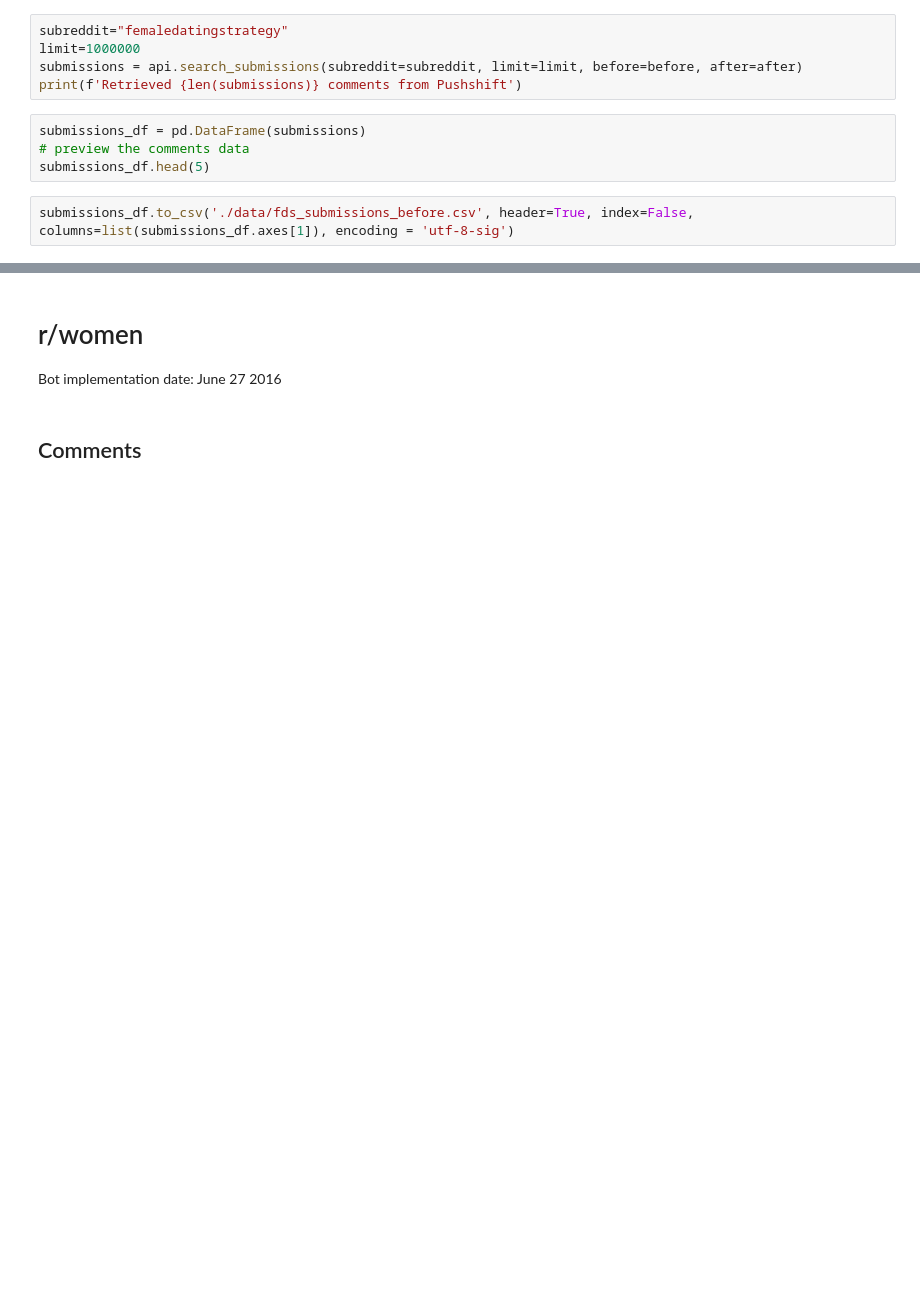
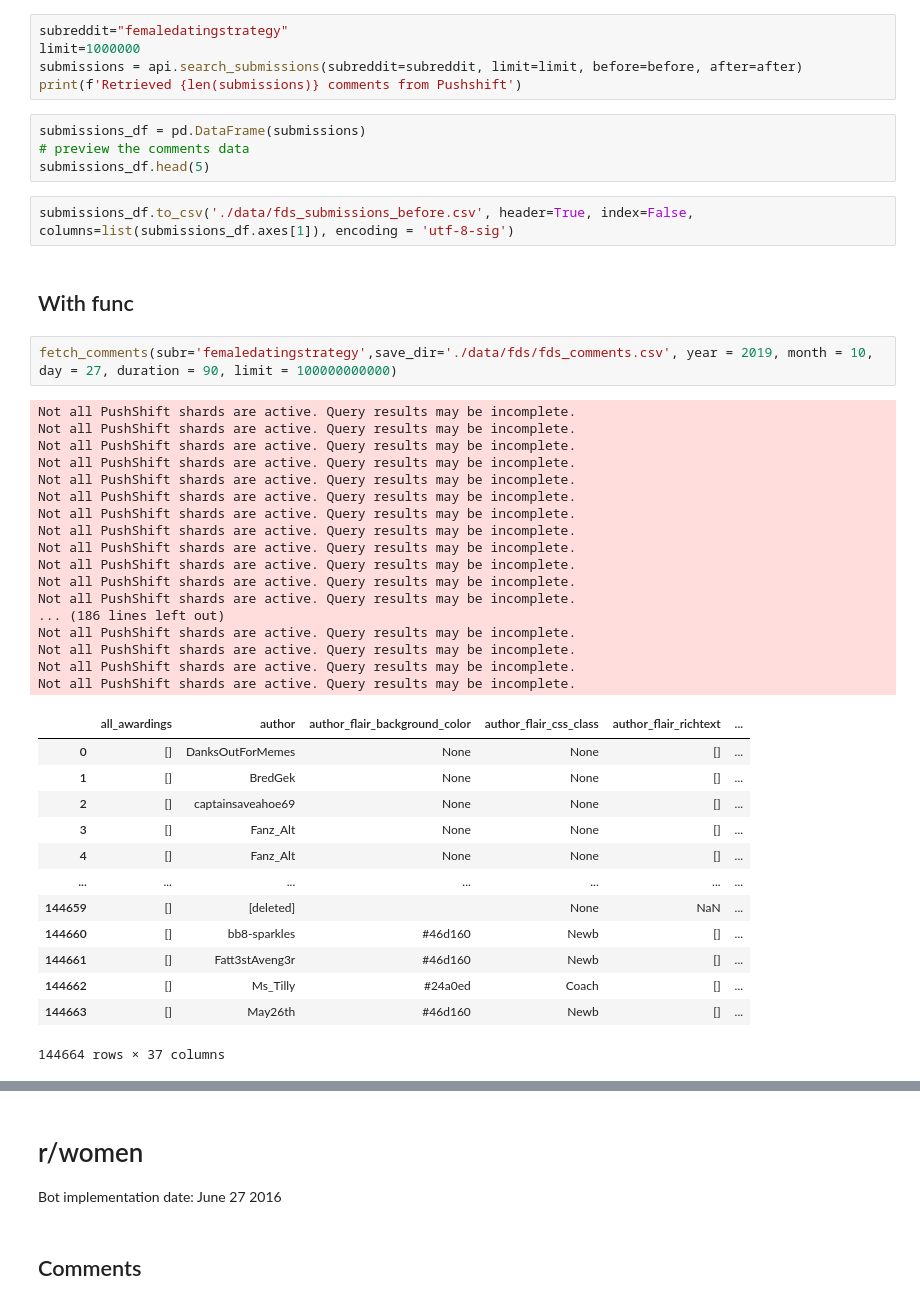
Before and after one commit to anng217/redditbots, a Jupyter notebook: pushshift.ipynb, the cells around one changed output, grey strips where cells are left out. Saved outputs shown, nothing was run; the diff lists cells and outputs as text; blank space fills up the shorter version.

```diff
--- a/pushshift.ipynb
+++ b/pushshift.ipynb
@@ -78,3 +78,38 @@ submissions_df = pd.DataFrame(submissions)
 submissions_df.head(5)
 # %%
 submissions_df.to_csv('./data/fds_submissions_before.csv', header=True, index=False, columns=list(submissions_df.axes[1]), encoding = 'utf-8-sig')
+# %% [markdown]
+## With func
+# %%
+fetch_comments(subr='femaledatingstrategy',save_dir='./data/fds/fds_comments.csv', year = 2019, month = 10, day = 27, duration = 90, limit = 100000000000)
+# %% [output]
+Not all PushShift shards are active. Query results may be incomplete.
+Not all PushShift shards are active. Query results may be incomplete.
+Not all PushShift shards are active. Query results may be incomplete.
+Not all PushShift shards are active. Query results may be incomplete.
+Not all PushShift shards are active. Query results may be incomplete.
+Not all PushShift shards are active. Query results may be incomplete.
+Not all PushShift shards are active. Query results may be incomplete.
+Not all PushShift shards are active. Query results may be incomplete.
+Not all PushShift shards are active. Query results may be incomplete.
+Not all PushShift shards are active. Query results may be incomplete.
+Not all PushShift shards are active. Query results may be incomplete.
+Not all PushShift shards are active. Query results may be incomplete.
+... (186 lines left out)
+Not all PushShift shards are active. Query results may be incomplete.
+Not all PushShift shards are active. Query results may be incomplete.
+Not all PushShift shards are active. Query results may be incomplete.
+Not all PushShift shards are active. Query results may be incomplete.
+|  | all_awardings | author | author_flair_background_color | author_flair_css_class | author_flair_richtext | ... |
+| 0 | [] | DanksOutForMemes | None | None | [] | ... |
+| 1 | [] | BredGek | None | None | [] | ... |
+| 2 | [] | captainsaveahoe69 | None | None | [] | ... |
+| 3 | [] | Fanz_Alt | None | None | [] | ... |
+| 4 | [] | Fanz_Alt | None | None | [] | ... |
+| ... | ... | ... | ... | ... | ... | ... |
+| 144659 | [] | [deleted] |  | None | NaN | ... |
+| 144660 | [] | bb8-sparkles | #46d160 | Newb | [] | ... |
+| 144661 | [] | Fatt3stAveng3r | #46d160 | Newb | [] | ... |
+| 144662 | [] | Ms_Tilly | #24a0ed | Coach | [] | ... |
+| 144663 | [] | May26th | #46d160 | Newb | [] | ... |
+144664 rows × 37 columns
```
Also changed, not shown: parts of 2 cells of this notebook, 2 other files.
